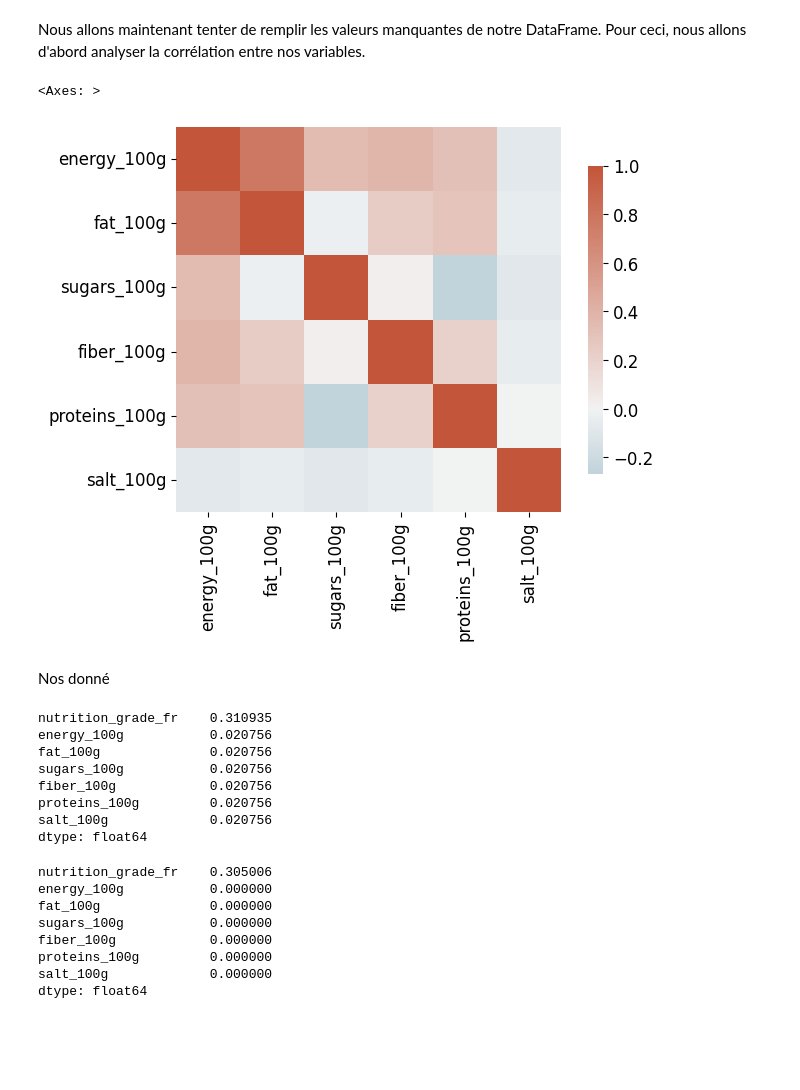
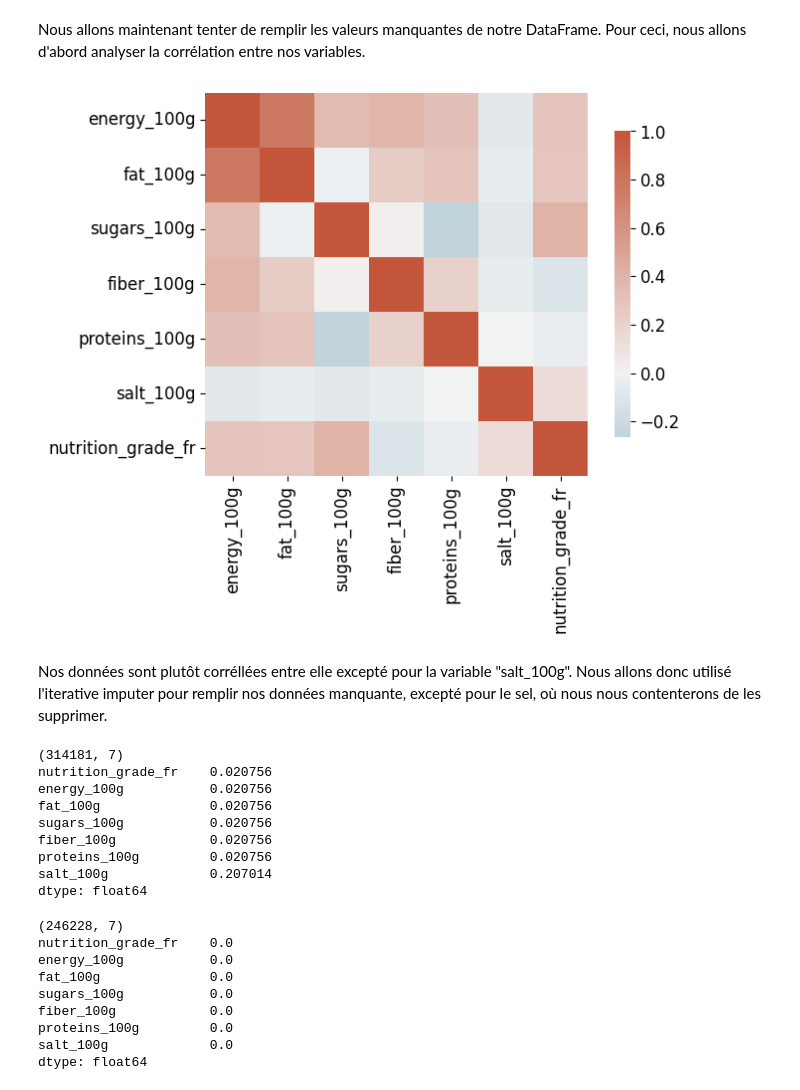
Before and after one commit to tdechanet/IAEngP3, a Jupyter notebook: analyze.ipynb, the cells around one changed output. Drawn from its saved outputs; the diff is of its cells as text; code cells hidden in the pictures; blank space fills up the shorter version.

```diff
--- a/analyze.ipynb
+++ b/analyze.ipynb
@@ -216,43 +201,51 @@ sns.histplot(data=df["nutrition_grade_fr"])
 # %% [markdown]
 Nous allons maintenant tenter de remplir les valeurs manquantes de notre DataFrame. Pour ceci, nous allons d'abord analyser la corrélation entre nos variables.
 # %%
+encoder = LabelEncoder()
+df.loc[:, "nutrition_grade_fr"] = encoder.fit_transform(df["nutrition_grade_fr"])
+nutritive_values.append("nutrition_grade_fr")
 corr_matrix = df[nutritive_values].corr()
 
 f, ax = plt.subplots(figsize=(7, 5))
 
 cmap = sns.diverging_palette(230, 20, as_cmap=True)
 
 sns.heatmap(corr_matrix, cmap=cmap, center=0, square=True, cbar_kws={"shrink": .8})
+plt.show()
 # %% [output]
-<Axes: >
-[figure, old version]
+[figure, new version]
-# %% [markdown]
-Nos donné
+# %% [markdown]
+Nos données sont plutôt corréllées entre elle excepté pour la variable "salt_100g". Nous allons donc utilisé l'iterative imputer pour remplir nos données manquante, excepté pour le sel, où nous nous contenterons de les supprimer.
 # %%
 imputer = IterativeImputer(random_state=1)
+nutritive_values.remove("salt_100g")
 imputed = imputer.fit_transform(df[nutritive_values])
 df[nutritive_values] = pd.DataFrame(imputed, columns=df[nutritive_values].columns)
-df.isna().mean()
+print(df.shape)
+print(df.isna().mean())
 # %% [output]
-nutrition_grade_fr    0.310935
+(314181, 7)
+nutrition_grade_fr    0.020756
 energy_100g           0.020756
 fat_100g              0.020756
 sugars_100g           0.020756
 fiber_100g            0.020756
 proteins_100g         0.020756
-salt_100g             0.020756
+salt_100g             0.207014
 dtype: float64
 # %%
-df.dropna(subset=nutritive_values, inplace=True)
-df.isna().mean()
+df.dropna(inplace=True)
+print(df.shape)
+print(df.isna().mean())
 # %% [output]
-nutrition_grade_fr    0.305006
-energy_100g           0.000000
-fat_100g              0.000000
-sugars_100g           0.000000
-fiber_100g            0.000000
-proteins_100g         0.000000
-salt_100g             0.000000
+(246228, 7)
+nutrition_grade_fr    0.0
+energy_100g           0.0
+fat_100g              0.0
+sugars_100g           0.0
+fiber_100g            0.0
+proteins_100g         0.0
+salt_100g             0.0
 dtype: float64
 # %%
 fig, ax = plt.subplots(3, 2, figsize=(20,5))
```
Also changed, not shown: parts of 12 cells of this notebook.
